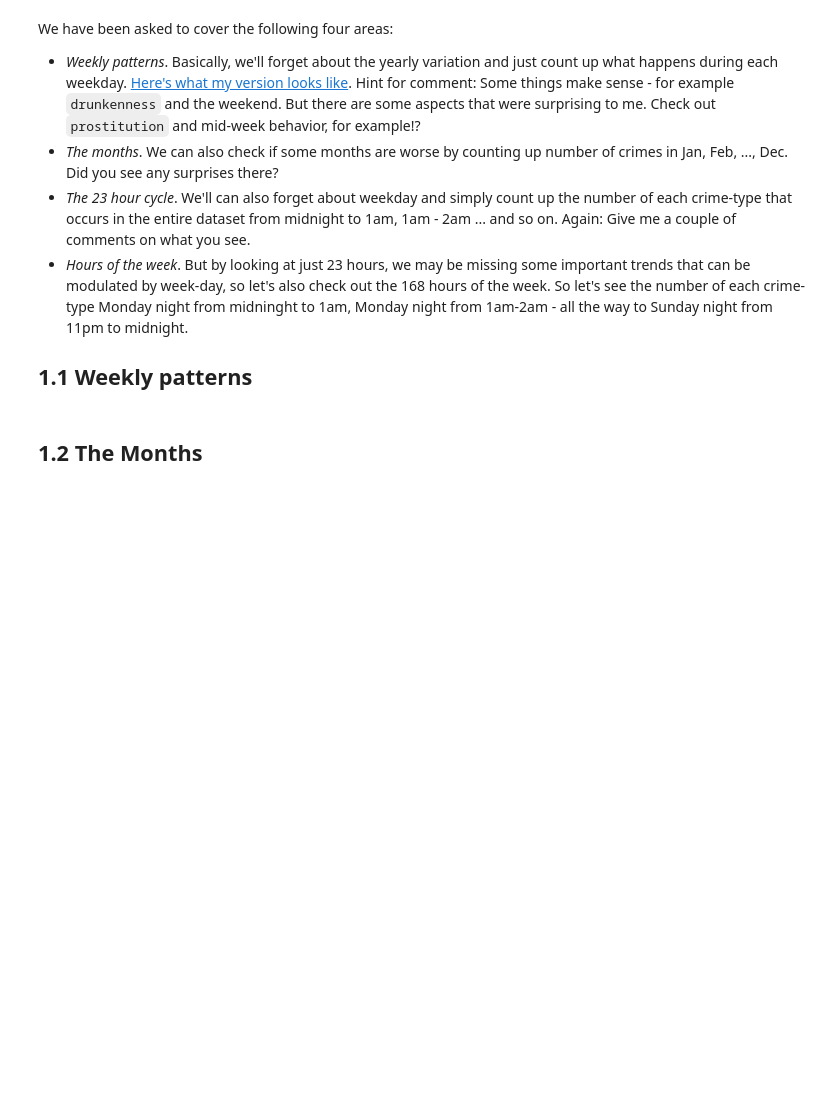
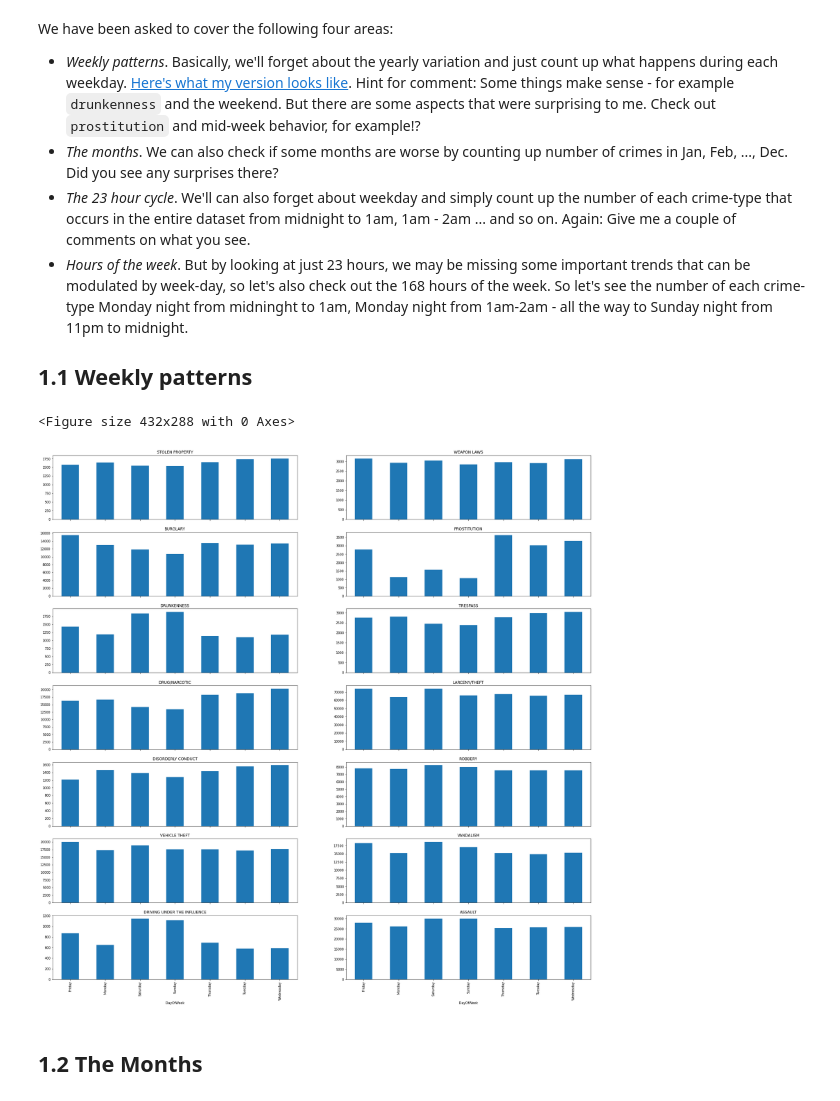
Before and after one commit to s171243/SocialDataAnalyis, a Jupyter notebook: Assignment_1_Solution.ipynb, the cells around one changed output. Cells and saved outputs as stored; diff of their text form; code cells hidden in the pictures; blank space fills up the shorter version.

```diff
--- a/Assignment_1_Solution.ipynb
+++ b/Assignment_1_Solution.ipynb
@@ -12,5 +12,22 @@ We have been asked to cover the following four areas:
 * *Hours of the week*. But by looking at just 23 hours, we may be missing some important trends that can be modulated by week-day, so let's also check out the 168 hours of the week. So let's see the number of each crime-type Monday night from midninght to 1am, Monday night from 1am-2am - all the way to Sunday night from 11pm to midnight.
 
 ## 1.1 Weekly patterns
+# %%
+import os
+import pandas as pd
+import matplotlib.pyplot as plt
+df = pd.read_csv("Police_Department_Incident_Reports__Historical_2003_to_May_2018.csv")
+
+plt.subplots_adjust(wspace=2, hspace=10)
+fig, axes = plt.subplots(ncols=2, nrows=7, figsize=(30,30), sharex=True)
+df['Date'] = pd.to_datetime(df['Date'])
+
+for ax, crime in zip(axes.flat, focuscrimes):
+    df['Date'].loc[(df['Category']==crime)].groupby(df.DayOfWeek).agg('count').plot(kind='bar', ax=ax, title=crime)
+
+plt.show()
+# %% [output]
+<Figure size 432x288 with 0 Axes>
+[figure, added]
 # %% [markdown]
 ## 1.2 The Months
```
Also changed, not shown: parts of 3 cells of this notebook.
